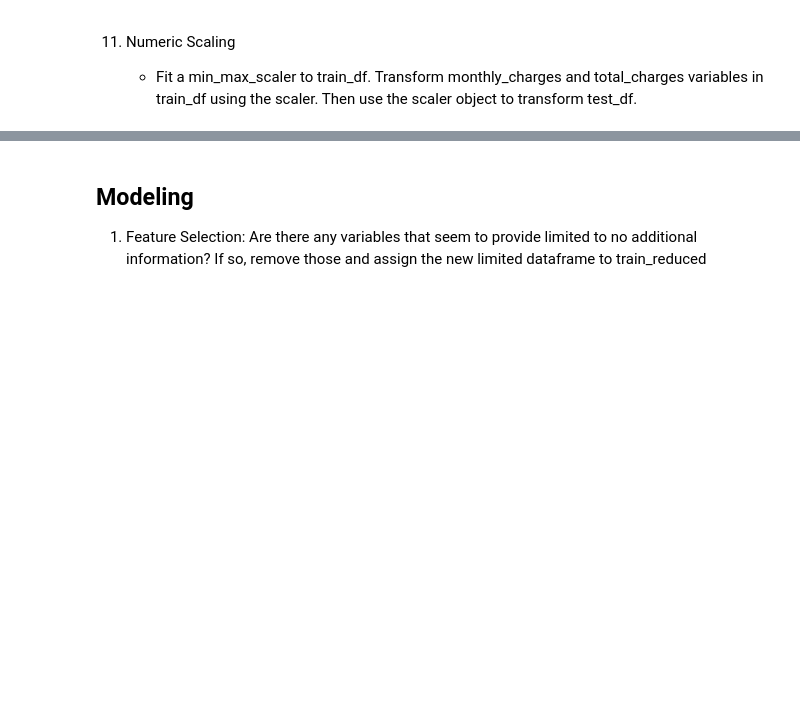
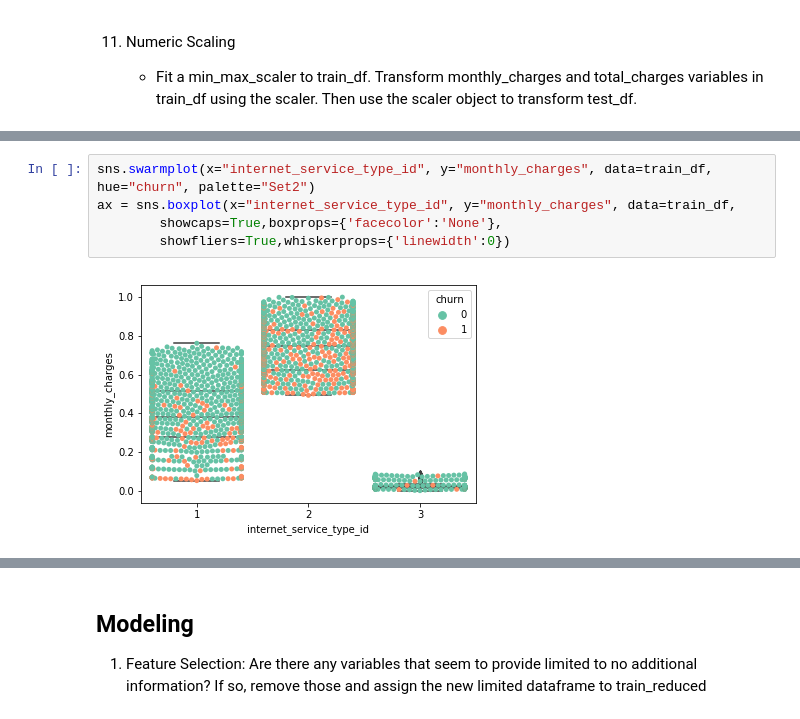
Before and after one commit to michaelndd/classification-project, a Jupyter notebook: project-dd.ipynb, the cells around one changed output, grey strips where cells are left out. Saved outputs shown, nothing was run; the diff lists cells and outputs as text; blank space fills up the shorter version.

```diff
--- a/project-dd.ipynb
+++ b/project-dd.ipynb
@@ -648,0 +699,7 @@ df_sql = add_online_security_backup(df_sql)
+# %%
+sns.swarmplot(x="internet_service_type_id", y="monthly_charges", data=train_df, hue="churn", palette="Set2")
+ax = sns.boxplot(x="internet_service_type_id", y="monthly_charges", data=train_df,
+        showcaps=True,boxprops={'facecolor':'None'},
+        showfliers=True,whiskerprops={'linewidth':0})
+# %% [output]
+[figure, added]
```
Also changed, not shown: parts of 13 cells of this notebook.
